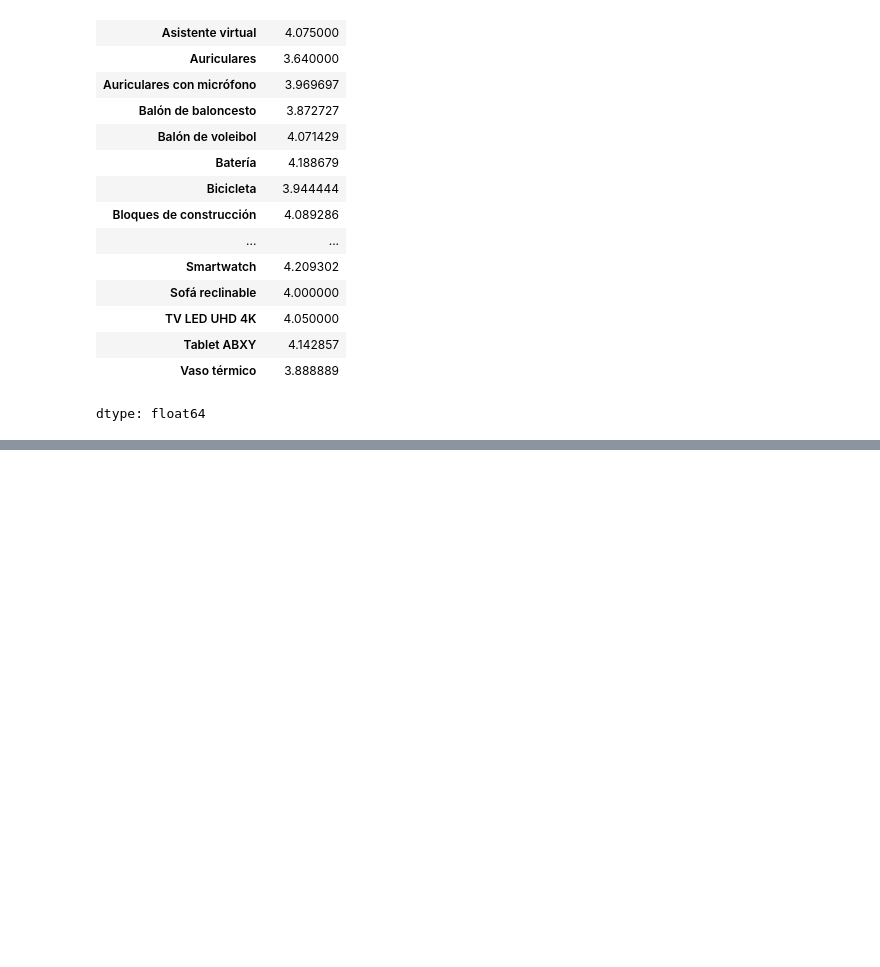
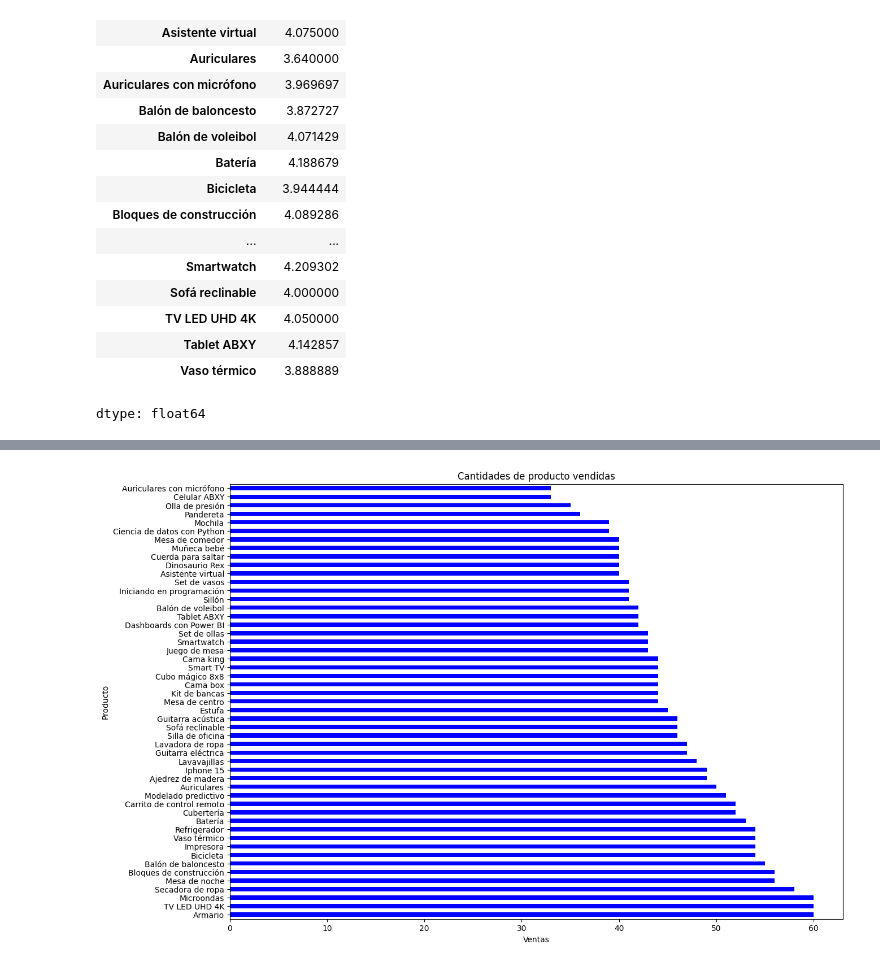
Before and after one commit to Roxtceh/challenge1-data-science-latam, a Jupyter notebook: AluraStoreLatam.ipynb, the cells around one changed output, grey strips where cells are left out. Saved outputs shown, nothing was run; the diff lists cells and outputs as text; code cells hidden in the pictures; blank space fills up the shorter version.

```diff
--- a/AluraStoreLatam.ipynb
+++ b/AluraStoreLatam.ipynb
@@ -214,0 +264,4 @@ print(f"{costo_envio_promedio_t4:.2f}")
+# %%
+masVendidost1.plot(kind='barh', figsize=(14,10), color='blue',xlabel="Ventas",title="Cantidades de producto vendidas", legend=False );
+# %% [output]
+[figure, added]
```
Also changed, not shown: parts of 25 cells of this notebook.
